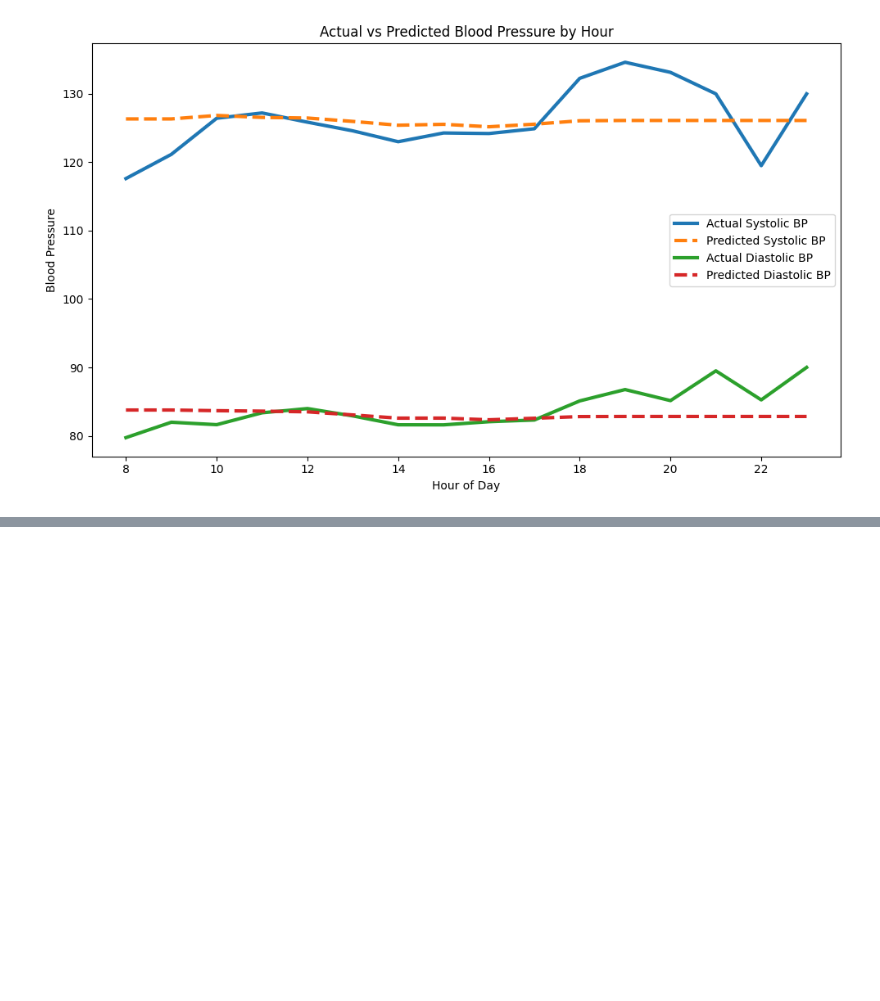
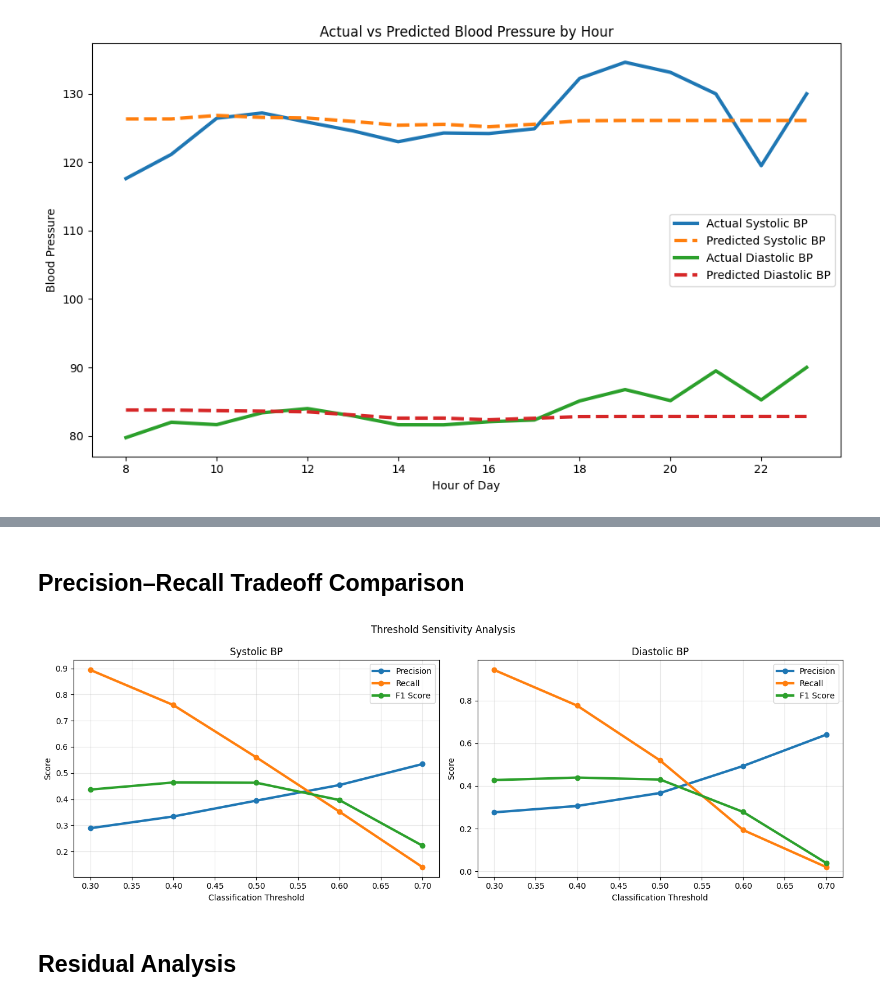
Before and after one commit to bcrohit/case-study, a Jupyter notebook: notebooks/modeling.ipynb, the cells around one changed output, grey strips where cells are left out. Saved outputs shown, nothing was run; the diff lists cells and outputs as text; code cells hidden in the pictures; blank space fills up the shorter version.

```diff
--- a/notebooks/modeling.ipynb
+++ b/notebooks/modeling.ipynb
@@ -1555,0 +1704,49 @@ plt.show()
+# %% [markdown]
+## Precision–Recall Tradeoff Comparison
+# %%
+fig, axes = plt.subplots(1, 2, figsize=(14, 5))
+
+for ax, target_name in zip(axes, classification_targets.keys()):
+
+    subset = threshold_results_df[
+        threshold_results_df['Target'] == target_name
+    ]
+
+    ax.plot(
+        subset['Threshold'],
+        subset['Precision'],
+        marker='o',
+        linewidth=3,
+        label='Precision'
+    )
+
+    ax.plot(
+        subset['Threshold'],
+        subset['Recall'],
+        marker='o',
+        linewidth=3,
+        label='Recall'
+    )
+
+    ax.plot(
+        subset['Threshold'],
+        subset['F1 Score'],
+        marker='o',
+        linewidth=3,
+        label='F1 Score'
+    )
+
+    ax.set_title(target_name)
+    ax.set_xlabel("Classification Threshold")
+    ax.set_ylabel("Score")
+
+    ax.grid(alpha=0.3)
+    ax.legend()
+
+plt.suptitle("Threshold Sensitivity Analysis")
+plt.tight_layout()
+plt.show()
+# %% [output]
+[figure, added]
+# %% [markdown]
+## Residual Analysis
```
Also changed, not shown: parts of 16 cells of this notebook.
